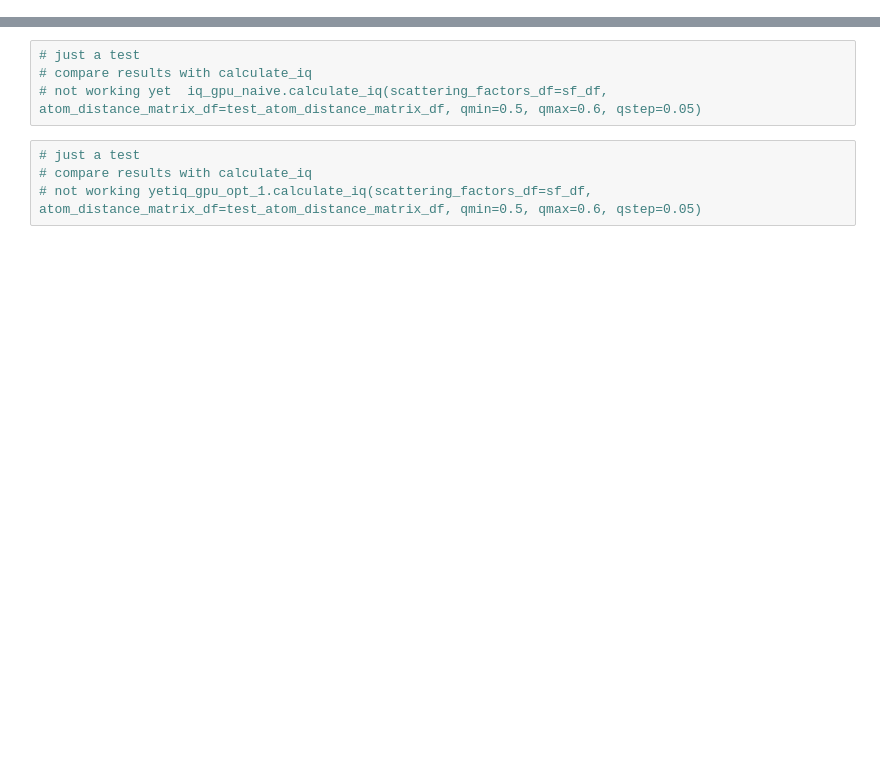
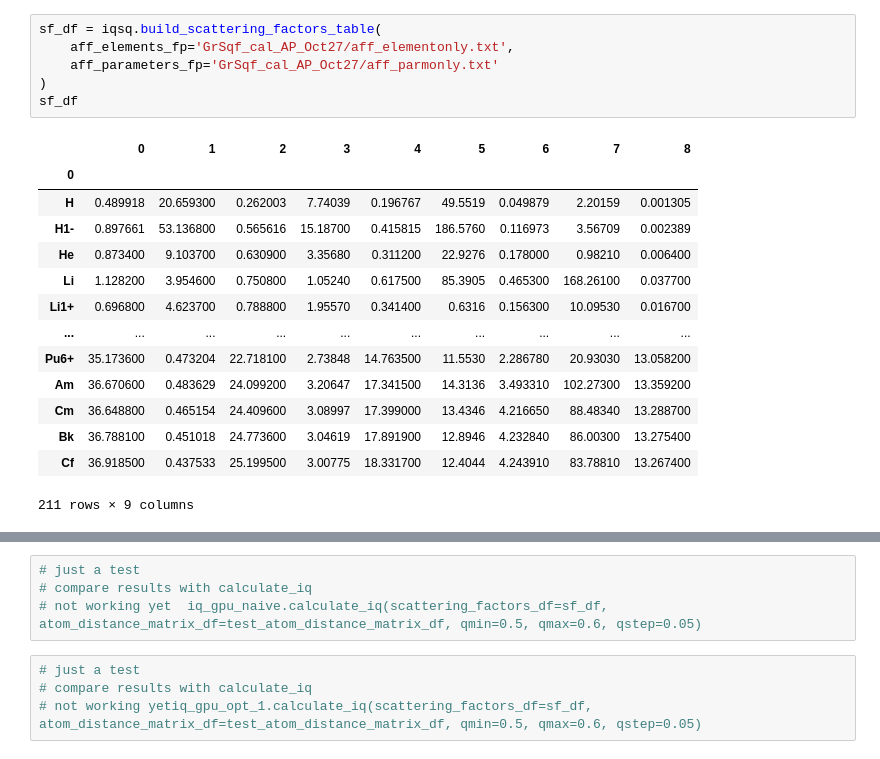
Before and after one commit to jklynch/iqsq, a Jupyter notebook: notebooks/iqsq.ipynb, the cells around one changed output, grey strips where cells are left out. Saved outputs shown, nothing was run; the diff lists cells and outputs as text; blank space fills up the shorter version.

```diff
--- a/notebooks/iqsq.ipynb
+++ b/notebooks/iqsq.ipynb
@@ -30,3 +46,24 @@ sf_df
+# %%
+sf_df = iqsq.build_scattering_factors_table(
+    aff_elements_fp='GrSqf_cal_AP_Oct27/aff_elementonly.txt',
+    aff_parameters_fp='GrSqf_cal_AP_Oct27/aff_parmonly.txt'
+)
+sf_df
+# %% [output]
+|  | 0 | 1 | 2 | 3 | 4 | 5 | 6 | 7 | 8 |
+| 0 |  |  |  |  |  |  |  |  |  |
+| H | 0.489918 | 20.659300 | 0.262003 | 7.74039 | 0.196767 | 49.5519 | 0.049879 | 2.20159 | 0.001305 |
+| H1- | 0.897661 | 53.136800 | 0.565616 | 15.18700 | 0.415815 | 186.5760 | 0.116973 | 3.56709 | 0.002389 |
+| He | 0.873400 | 9.103700 | 0.630900 | 3.35680 | 0.311200 | 22.9276 | 0.178000 | 0.98210 | 0.006400 |
+| Li | 1.128200 | 3.954600 | 0.750800 | 1.05240 | 0.617500 | 85.3905 | 0.465300 | 168.26100 | 0.037700 |
+| Li1+ | 0.696800 | 4.623700 | 0.788800 | 1.95570 | 0.341400 | 0.6316 | 0.156300 | 10.09530 | 0.016700 |
+| ... | ... | ... | ... | ... | ... | ... | ... | ... | ... |
+| Pu6+ | 35.173600 | 0.473204 | 22.718100 | 2.73848 | 14.763500 | 11.5530 | 2.286780 | 20.93030 | 13.058200 |
+| Am | 36.670600 | 0.483629 | 24.099200 | 3.20647 | 17.341500 | 14.3136 | 3.493310 | 102.27300 | 13.359200 |
+| Cm | 36.648800 | 0.465154 | 24.409600 | 3.08997 | 17.399000 | 13.4346 | 4.216650 | 88.48340 | 13.288700 |
+| Bk | 36.788100 | 0.451018 | 24.773600 | 3.04619 | 17.891900 | 12.8946 | 4.232840 | 86.00300 | 13.275400 |
+| Cf | 36.918500 | 0.437533 | 25.199500 | 3.00775 | 18.331700 | 12.4044 | 4.243910 | 83.78810 | 13.267400 |
+211 rows × 9 columns
 # %%
 # just a test
 from io import StringIO
```
Also changed, not shown: parts of 15 cells of this notebook, 4 other files.
